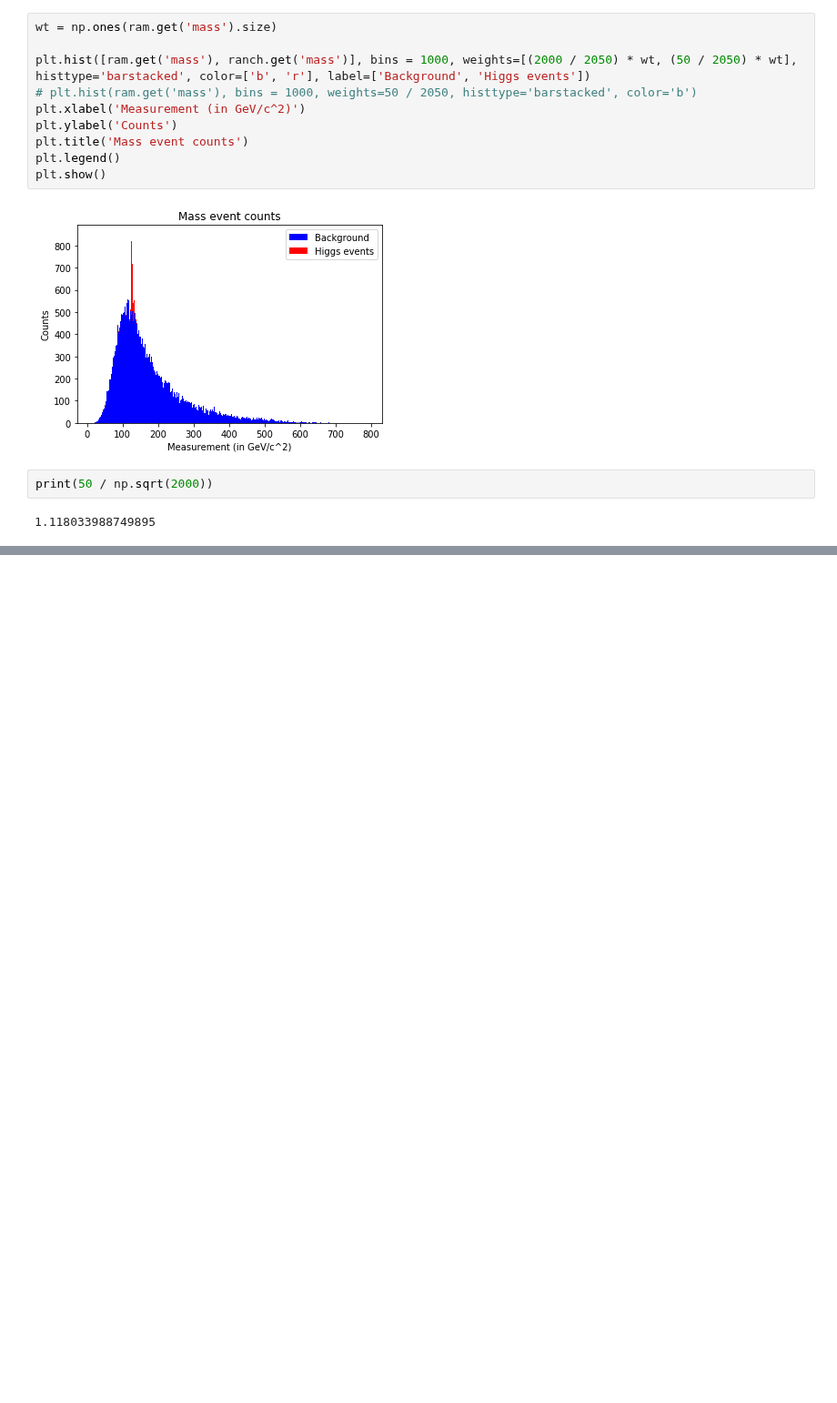
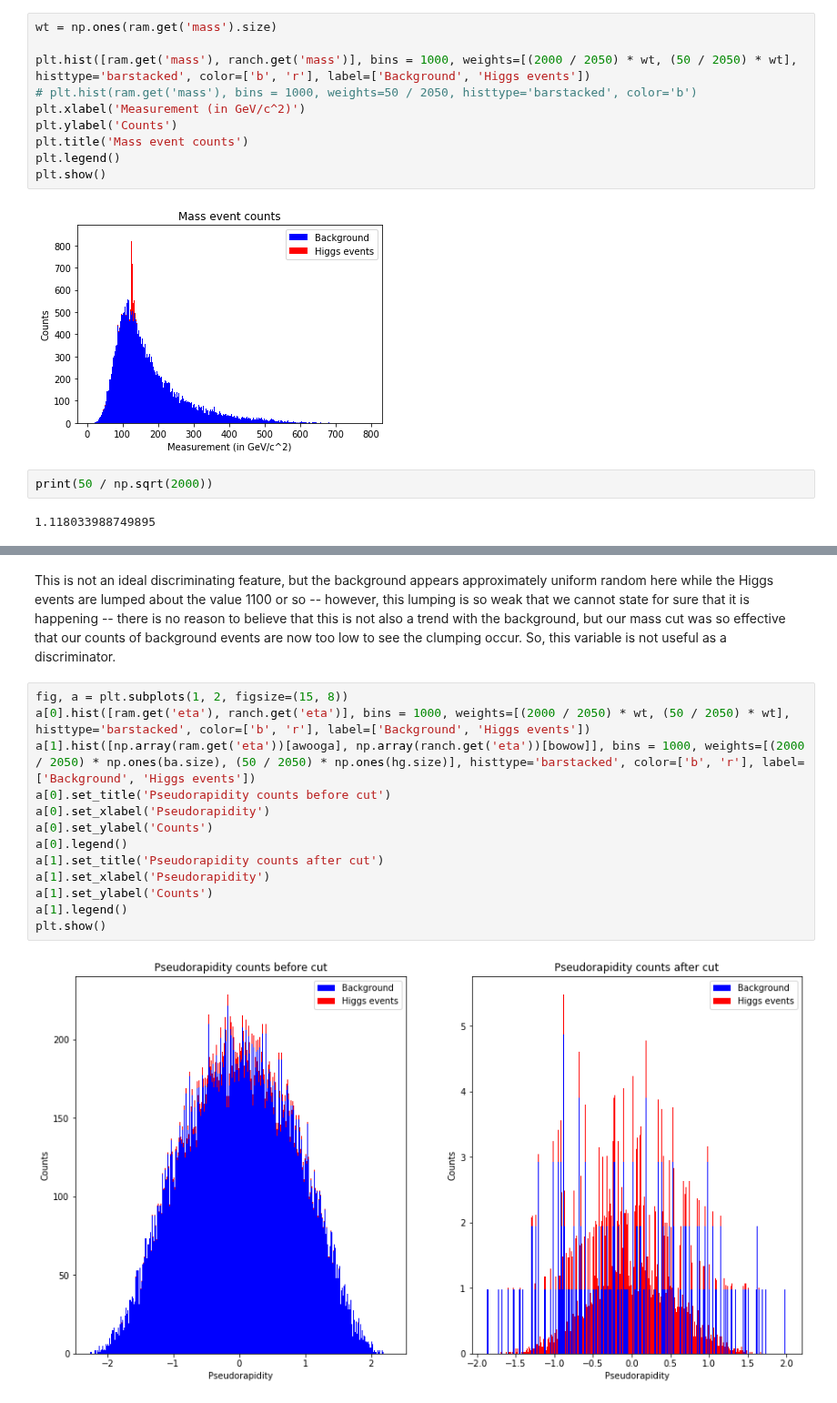
Before and after one commit to sotha-sil/Phys_434, a Jupyter notebook: lab7.ipynb, the cells around one changed output, grey strips where cells are left out. Shown at 91% size. Drawn from its saved outputs; the diff is of its cells as text; blank space fills up the shorter version.

```diff
--- a/lab7.ipynb
+++ b/lab7.ipynb
@@ -39,0 +106,17 @@ mH = 125
+# %% [markdown]
+This is not an ideal discriminating feature, but the background appears approximately uniform random here while the Higgs events are lumped about the value 1100 or so -- however, this lumping is so weak that we cannot state for sure that it is happening -- there is no reason to believe that this is not also a trend with the background, but our mass cut was so effective that our counts of background events are now too low to see the clumping occur. So, this variable is not useful as a discriminator.
+# %%
+fig, a = plt.subplots(1, 2, figsize=(15, 8))
+a[0].hist([ram.get('eta'), ranch.get('eta')], bins = 1000, weights=[(2000 / 2050) * wt, (50 / 2050) * wt], histtype='barstacked', color=['b', 'r'], label=['Background', 'Higgs events'])
+a[1].hist([np.array(ram.get('eta'))[awooga], np.array(ranch.get('eta'))[bowow]], bins = 1000, weights=[(2000 / 2050) * np.ones(ba.size), (50 / 2050) * np.ones(hg.size)], histtype='barstacked', color=['b', 'r'], label=['Background', 'Higgs events'])
+a[0].set_title('Pseudorapidity counts before cut')
+a[0].set_xlabel('Pseudorapidity')
+a[0].set_ylabel('Counts')
+a[0].legend()
+a[1].set_title('Pseudorapidity counts after cut')
+a[1].set_xlabel('Pseudorapidity')
+a[1].set_ylabel('Counts')
+a[1].legend()
+plt.show()
+# %% [output]
+[figure, added]
```
Also changed, not shown: parts of 38 cells of this notebook.
